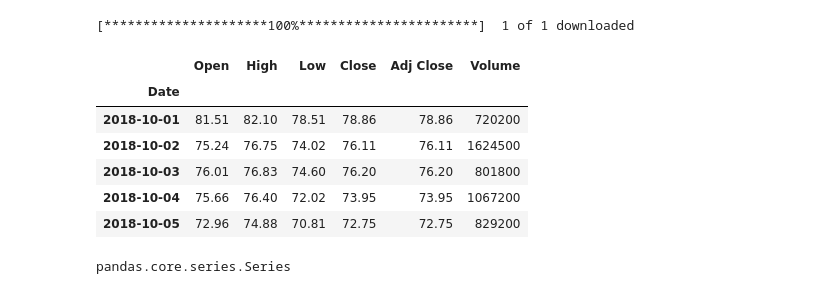
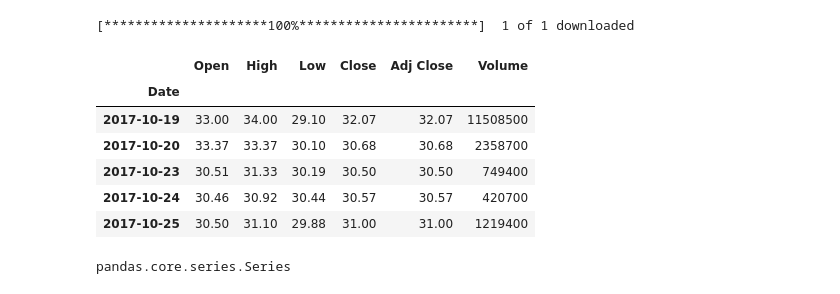
Before and after one commit to khzt2004/Python, a Jupyter notebook: Python for Finance.ipynb, the cells around one changed output. Cells and saved outputs as stored; diff of their text form; code cells hidden in the pictures.

```diff
--- a/Python for Finance.ipynb
+++ b/Python for Finance.ipynb
@@ -8,18 +8,18 @@ import yfinance as yf
 # %%
 yf.pdr_override() # <== that's all it takes :-)
 stock = pdr.get_data_yahoo('MDB',
-                          start=datetime.datetime(2018, 10, 1),
+                          start=datetime.datetime(2017, 10, 1),
                           end=datetime.datetime(2019, 3, 1))
 stock.head()
 # %% [output]
 [*********************100%***********************]  1 of 1 downloaded
 |  | Open | High | Low | Close | Adj Close | Volume |
 | Date |  |  |  |  |  |  |
-| 2018-10-01 | 81.51 | 82.10 | 78.51 | 78.86 | 78.86 | 720200 |
-| 2018-10-02 | 75.24 | 76.75 | 74.02 | 76.11 | 76.11 | 1624500 |
-| 2018-10-03 | 76.01 | 76.83 | 74.60 | 76.20 | 76.20 | 801800 |
-| 2018-10-04 | 75.66 | 76.40 | 72.02 | 73.95 | 73.95 | 1067200 |
-| 2018-10-05 | 72.96 | 74.88 | 70.81 | 72.75 | 72.75 | 829200 |
+| 2017-10-19 | 33.00 | 34.00 | 29.10 | 32.07 | 32.07 | 11508500 |
+| 2017-10-20 | 33.37 | 33.37 | 30.10 | 30.68 | 30.68 | 2358700 |
+| 2017-10-23 | 30.51 | 31.33 | 30.19 | 30.50 | 30.50 | 749400 |
+| 2017-10-24 | 30.46 | 30.92 | 30.44 | 30.57 | 30.57 | 420700 |
+| 2017-10-25 | 30.50 | 31.10 | 29.88 | 31.00 | 31.00 | 1219400 |
 # %%
 # Inspect the index
 stock.index
```
Also changed, not shown: parts of 20 cells of this notebook.
